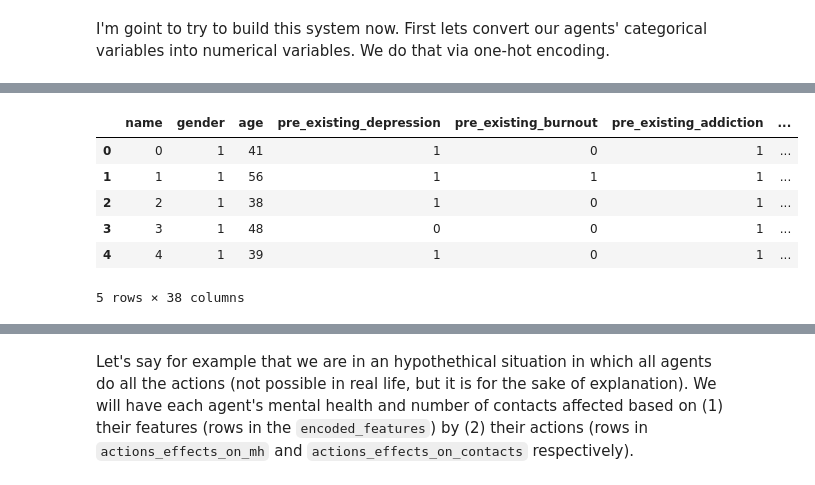
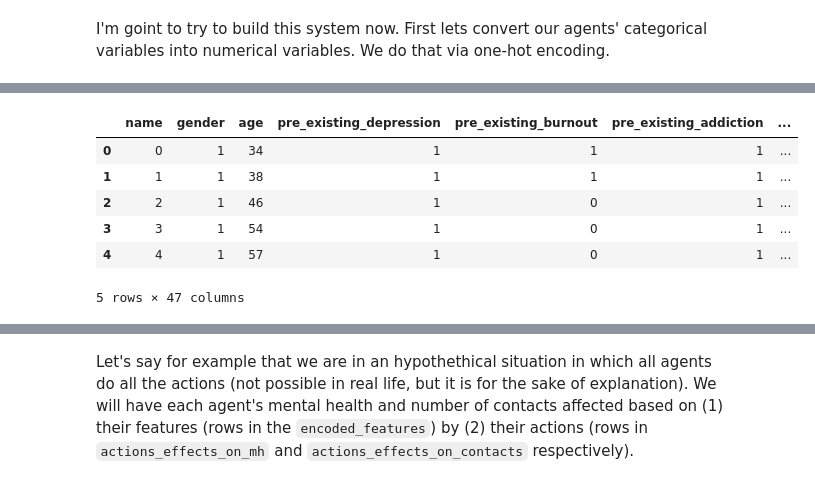
Before and after one commit to covid19ABM/comma, a Jupyter notebook: examples/tutorial.ipynb, the cells around one changed output, grey strips where cells are left out. Cells and saved outputs as stored; diff of their text form; code cells hidden in the pictures.

```diff
--- a/examples/tutorial.ipynb
+++ b/examples/tutorial.ipynb
@@ -57,10 +51,10 @@ parameters = {'n' : 50,
               'employed_false_seeking': .155,
               'employed_false_other': .085,
               'single': .20,
-              'married': .41,
-              'live_in_partner': .29,
-              'in_relationship_no_cohabitation': .09,
-              'other_relationship': .01,
+              'married': .31,
+              'live_in_partner': .25,
+              'in_relationship_no_cohabitation': .19,
+              'other_relationship': .04,
               '%_gender':50,
               '%_depression': 20,
               '%_addiction': 5,
@@ -82,6 +76,14 @@ parameters = {'n' : 50,
               'partner_difficulties_many': 5,
               'partner_difficulties_some': 18,
               'partner_difficulties_other': 10,
-
+              'white_collar': 20,
+              'medical_professional': 20,
+              'key_worker': 20,
+              'other_job': 40,
+              'urban': 70,
+              'rural': 30,
+              'low_ses': 15,
+              'medium_ses': 55,
+              'high_ses': 30
 }
 # %%
@@ -156,14 +127,14 @@ features_df.head()
 # %%
 categorical_variables = ['age_group', 'education', 'employed',
                          'partnership_status', 'housing_difficulties', 'finance_difficulties',
-                         'pre_existing_health_issues', 'partner_difficulties']
+                         'pre_existing_health_issues', 'partner_difficulties', 'job_type', 'area', 'ses']
 encoded_features = ut.one_hot_encoding(features_df, cols = categorical_variables)
-encoded_features.head()
+display(encoded_features.head())
 # %% [output]
 |  | name | gender | age | pre_existing_depression | pre_existing_burnout | pre_existing_addiction | ... |
-| 0 | 0 | 1 | 41 | 1 | 0 | 1 | ... |
-| 1 | 1 | 1 | 56 | 1 | 1 | 1 | ... |
-| 2 | 2 | 1 | 38 | 1 | 0 | 1 | ... |
-| 3 | 3 | 1 | 48 | 0 | 0 | 1 | ... |
-| 4 | 4 | 1 | 39 | 1 | 0 | 1 | ... |
+| 0 | 0 | 1 | 34 | 1 | 1 | 1 | ... |
+| 1 | 1 | 1 | 38 | 1 | 1 | 1 | ... |
+| 2 | 2 | 1 | 46 | 1 | 0 | 1 | ... |
+| 3 | 3 | 1 | 54 | 1 | 0 | 1 | ... |
+| 4 | 4 | 1 | 57 | 1 | 0 | 1 | ... |
-5 rows × 38 columns
+5 rows × 47 columns
```
Also changed, not shown: parts of 48 cells of this notebook, 7 other files.
